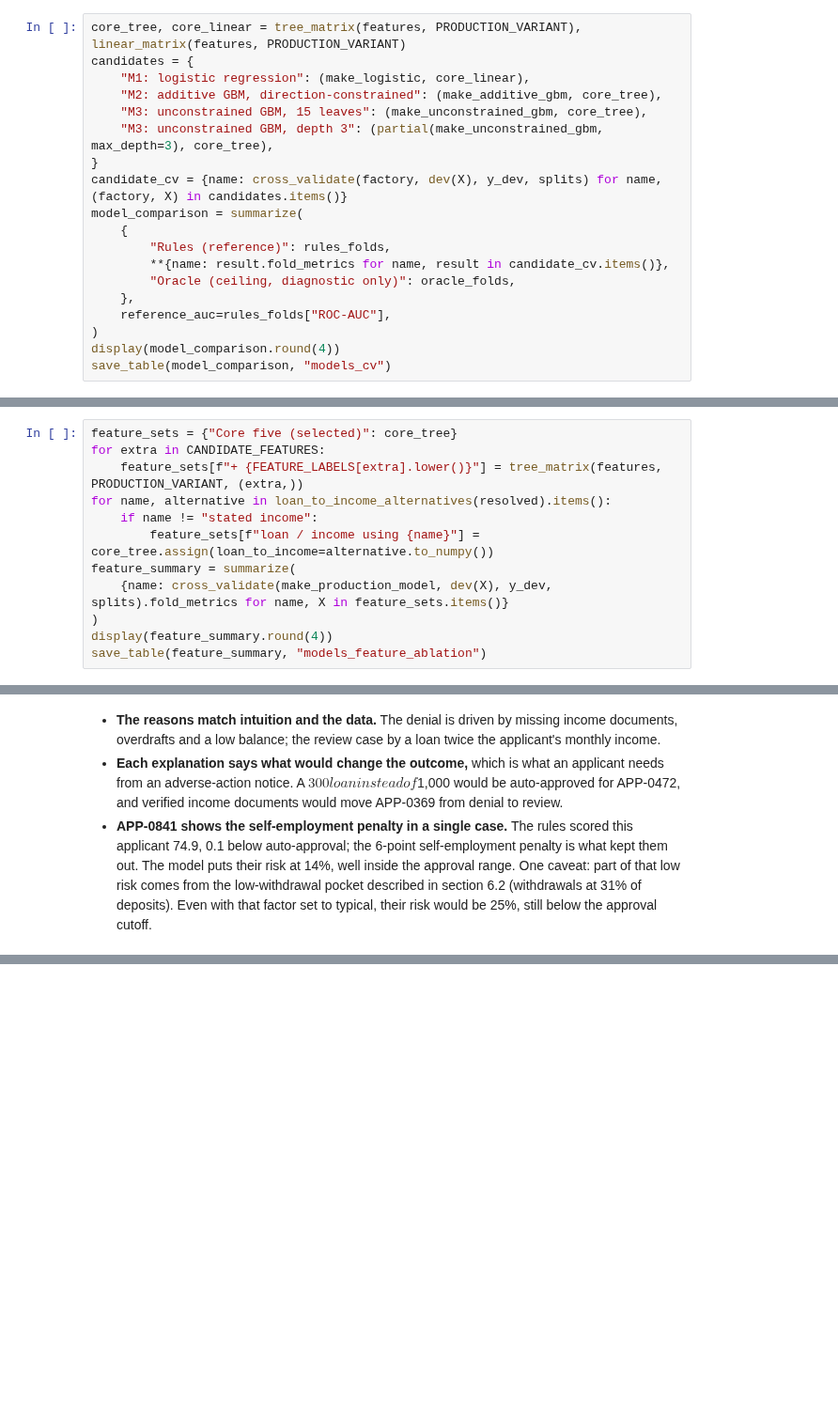
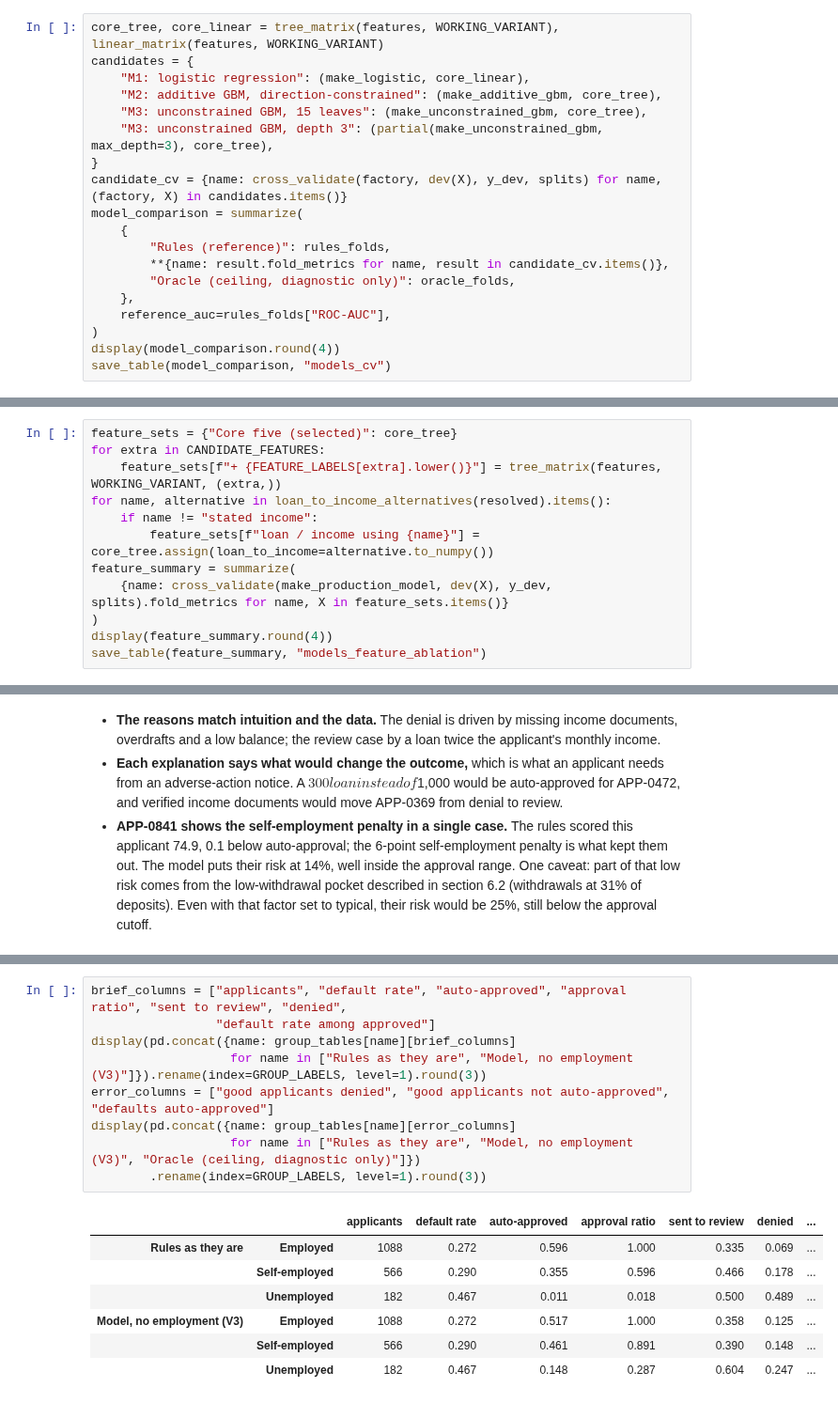
Before and after one commit to smparc/loan-default-model-matthew-park, a Jupyter notebook: analysis.ipynb, the cells around one changed output, grey strips where cells are left out. Shown at 94% size. Saved outputs shown, nothing was run; the diff lists cells and outputs as text; blank space fills up the shorter version.

```diff
--- a/analysis.ipynb
+++ b/analysis.ipynb
@@ -834,7 +835,7 @@ Development set: 1,377 loans (29.7% defaulted). Test set: 459 loans (29.6% defau
 - **M3: ordinary gradient boosting**, in two sizes, with interactions allowed and no constraints. It
   tests whether interactions or unconstrained shapes add anything.
 # %%
-core_tree, core_linear = tree_matrix(features, PRODUCTION_VARIANT), linear_matrix(features, PRODUCTION_VARIANT)
+core_tree, core_linear = tree_matrix(features, WORKING_VARIANT), linear_matrix(features, WORKING_VARIANT)
 candidates = {
     "M1: logistic regression": (make_logistic, core_linear),
     "M2: additive GBM, direction-constrained": (make_additive_gbm, core_tree),
@@ -962,7 +963,7 @@ using documented income or bank deposits instead of stated income.
 # %%
 feature_sets = {"Core five (selected)": core_tree}
 for extra in CANDIDATE_FEATURES:
-    feature_sets[f"+ {FEATURE_LABELS[extra].lower()}"] = tree_matrix(features, PRODUCTION_VARIANT, (extra,))
+    feature_sets[f"+ {FEATURE_LABELS[extra].lower()}"] = tree_matrix(features, WORKING_VARIANT, (extra,))
 for name, alternative in loan_to_income_alternatives(resolved).items():
     if name != "stated income":
         feature_sets[f"loan / income using {name}"] = core_tree.assign(loan_to_income=alternative.to_numpy())
@@ -1687,0 +1745,17 @@ plt.show()
+# %%
+brief_columns = ["applicants", "default rate", "auto-approved", "approval ratio", "sent to review", "denied",
+                 "default rate among approved"]
+display(pd.concat({name: group_tables[name][brief_columns]
+                   for name in ["Rules as they are", "Model, no employment (V3)"]}).rename(index=GROUP_LABELS, level=1).round(3))
+error_columns = ["good applicants denied", "good applicants not auto-approved", "defaults auto-approved"]
+display(pd.concat({name: group_tables[name][error_columns]
+                   for name in ["Rules as they are", "Model, no employment (V3)", "Oracle (ceiling, diagnostic only)"]})
+        .rename(index=GROUP_LABELS, level=1).round(3))
+# %% [output]
+|  |  | applicants | default rate | auto-approved | approval ratio | sent to review | denied | ... |
+| Rules as they are | Employed | 1088 | 0.272 | 0.596 | 1.000 | 0.335 | 0.069 | ... |
+|  | Self-employed | 566 | 0.290 | 0.355 | 0.596 | 0.466 | 0.178 | ... |
+|  | Unemployed | 182 | 0.467 | 0.011 | 0.018 | 0.500 | 0.489 | ... |
+| Model, no employment (V3) | Employed | 1088 | 0.272 | 0.517 | 1.000 | 0.358 | 0.125 | ... |
+|  | Self-employed | 566 | 0.290 | 0.461 | 0.891 | 0.390 | 0.148 | ... |
+|  | Unemployed | 182 | 0.467 | 0.148 | 0.287 | 0.604 | 0.247 | ... |
```
Also changed, not shown: parts of 29 cells of this notebook, 12 other files.
